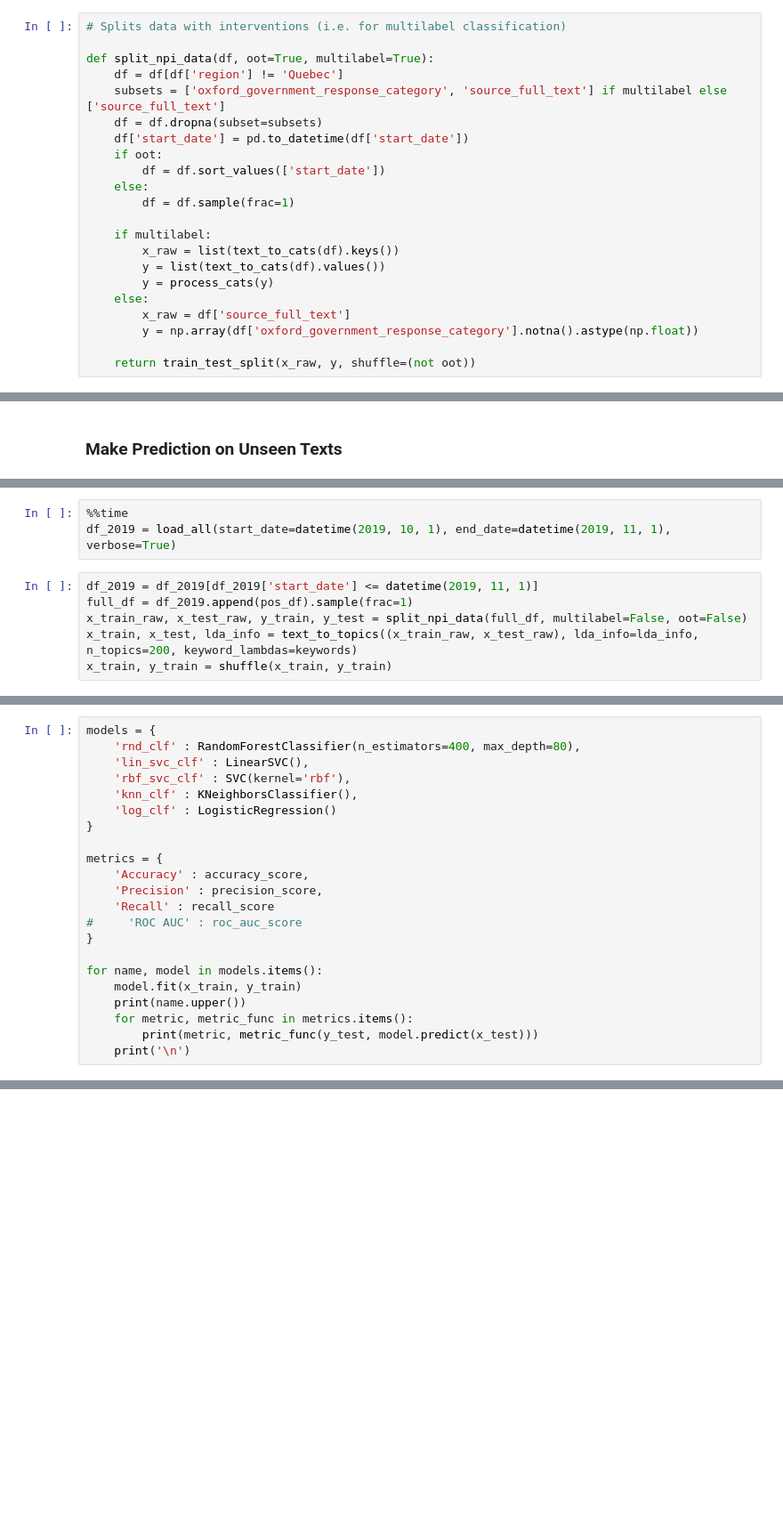
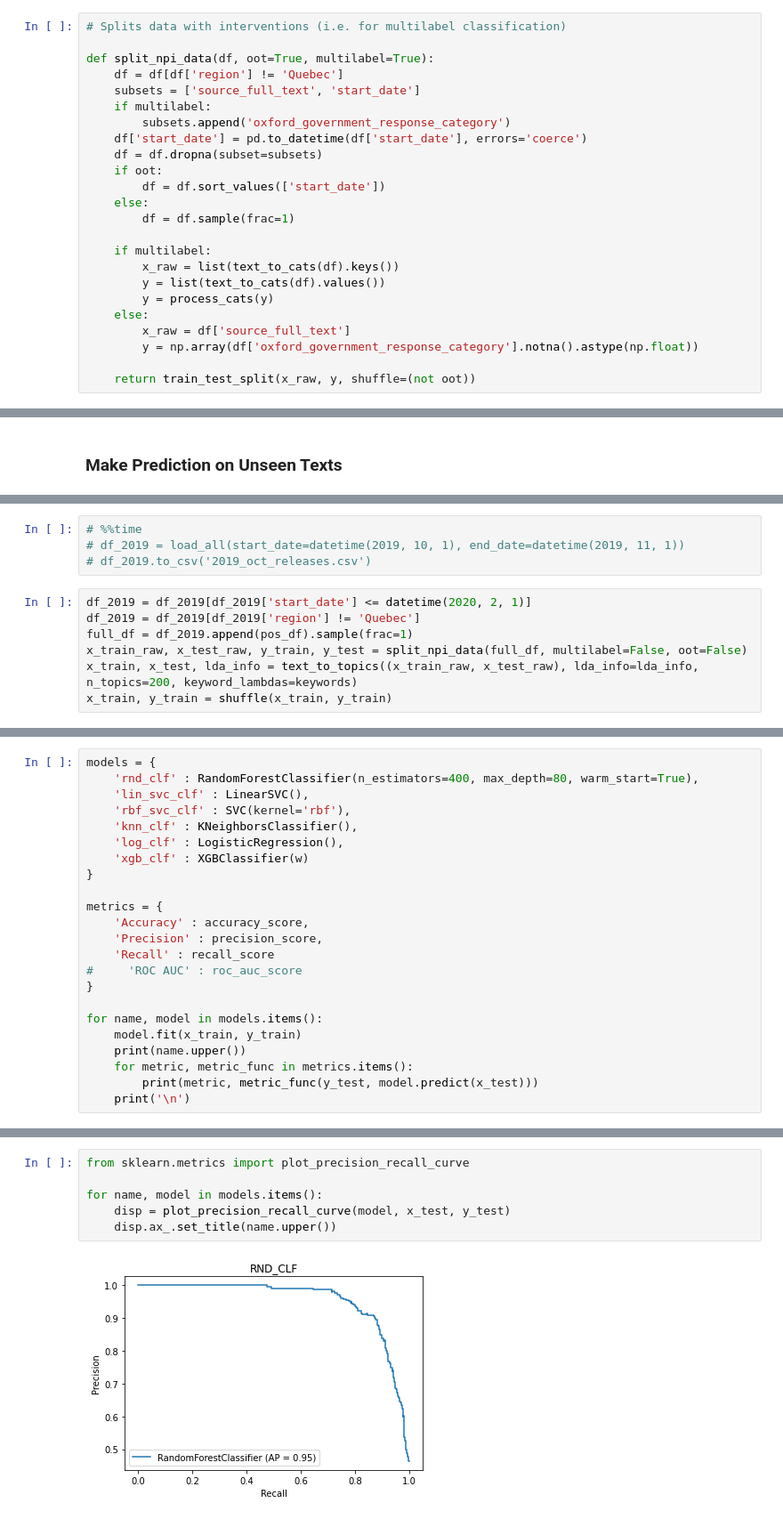
Before and after one commit to jajsmith/COVID19NonPharmaceuticalInterventions, a Jupyter notebook: response_classification.ipynb, the cells around one changed output, grey strips where cells are left out. Shown at 89% size. Cells and saved outputs as stored; diff of their text form; blank space fills up the shorter version.

Commit message:
Tidied cell outputs and saved models created

```diff
--- a/response_classification.ipynb
+++ b/response_classification.ipynb
@@ -101,9 +108,11 @@ def multi_class_accuracy(y_true, y_pred):
 
 def split_npi_data(df, oot=True, multilabel=True):
     df = df[df['region'] != 'Quebec']
-    subsets = ['oxford_government_response_category', 'source_full_text'] if multilabel else ['source_full_text']
+    subsets = ['source_full_text', 'start_date']
+    if multilabel:
+        subsets.append('oxford_government_response_category')
+    df['start_date'] = pd.to_datetime(df['start_date'], errors='coerce')
     df = df.dropna(subset=subsets)
-    df['start_date'] = pd.to_datetime(df['start_date'])
     if oot:
         df = df.sort_values(['start_date'])
     else:
@@ -255,8 +245,10 @@ new = df2_en['source_full_text'][:31]
 # %%
-%%time
-df_2019 = load_all(start_date=datetime(2019, 10, 1), end_date=datetime(2019, 11, 1), verbose=True)
+# %%time
+# df_2019 = load_all(start_date=datetime(2019, 10, 1), end_date=datetime(2019, 11, 1))
+# df_2019.to_csv('2019_oct_releases.csv')
 # %%
-df_2019 = df_2019[df_2019['start_date'] <= datetime(2019, 11, 1)]
+df_2019 = df_2019[df_2019['start_date'] <= datetime(2020, 2, 1)]
+df_2019 = df_2019[df_2019['region'] != 'Quebec']
 full_df = df_2019.append(pos_df).sample(frac=1)
 x_train_raw, x_test_raw, y_train, y_test = split_npi_data(full_df, multilabel=False, oot=False)
 x_train, x_test, lda_info = text_to_topics((x_train_raw, x_test_raw), lda_info=lda_info, n_topics=200, keyword_lambdas=keywords)
@@ -284,10 +256,11 @@ array([0., 0., 1., 0., 1., 1., 0., 0., 0., 0., 0., 1., 1., 1., 1., 0., 1.,
 # %%
 models = {
-    'rnd_clf' : RandomForestClassifier(n_estimators=400, max_depth=80),
+    'rnd_clf' : RandomForestClassifier(n_estimators=400, max_depth=80, warm_start=True),
     'lin_svc_clf' : LinearSVC(),
     'rbf_svc_clf' : SVC(kernel='rbf'),
     'knn_clf' : KNeighborsClassifier(),
-    'log_clf' : LogisticRegression()
+    'log_clf' : LogisticRegression(),
+    'xgb_clf' : XGBClassifier(w)
 }
 
 metrics = {
@@ -346,0 +297,8 @@ best_model = models['rnd_clf']
+# %%
+from sklearn.metrics import plot_precision_recall_curve
+
+for name, model in models.items():
+    disp = plot_precision_recall_curve(model, x_test, y_test)
+    disp.ax_.set_title(name.upper())
+# %% [output]
+[figure, added]
```
Also changed, not shown: parts of 20 cells of this notebook.
